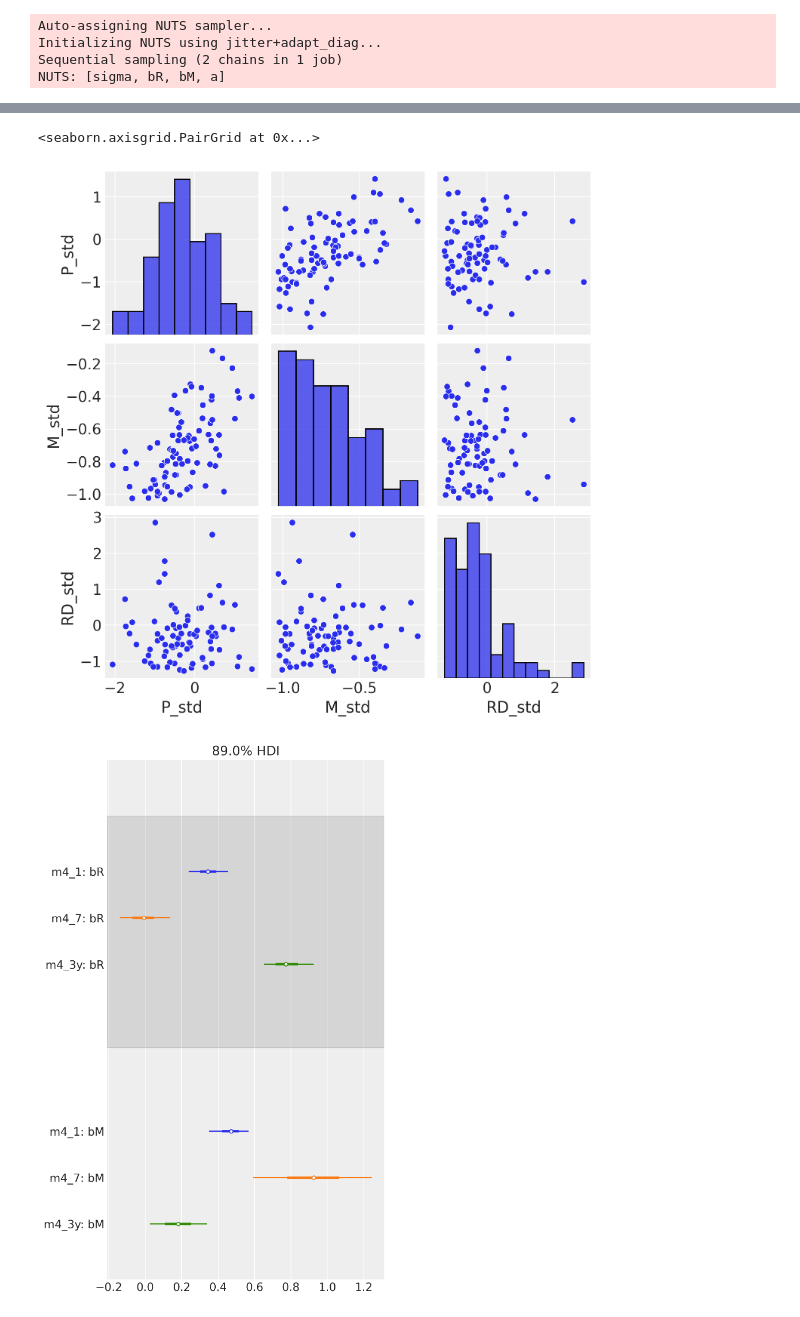
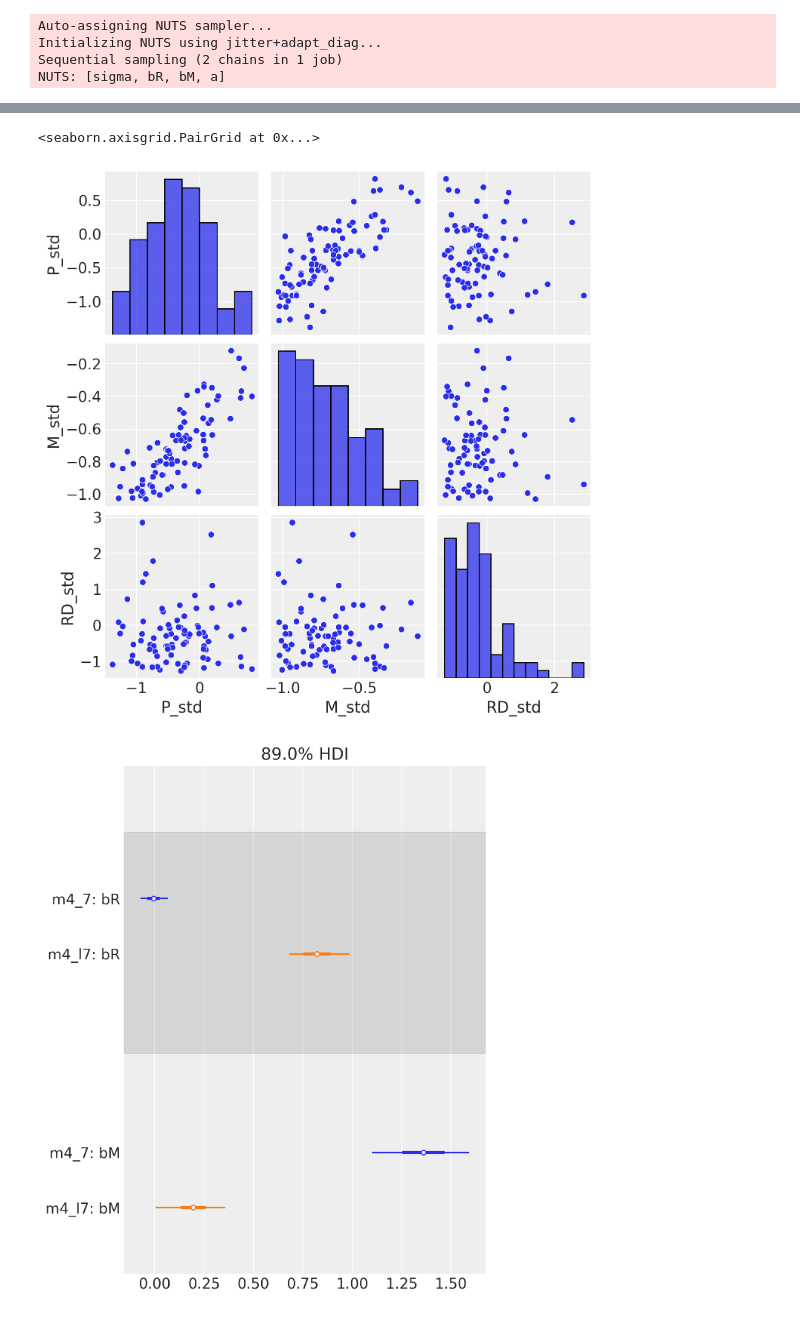
Before and after one commit to roesta07/A-simple-Business-Question, a Jupyter notebook: analysis.ipynb, the cells around one changed output, grey strips where cells are left out. Cells and saved outputs as stored; diff of their text form; code cells hidden in the pictures.

```diff
--- a/analysis.ipynb
+++ b/analysis.ipynb
@@ -67,7 +67,7 @@ M_exp=np.zeros(N)
 RD_exp=np.zeros(N)
 M_exp[:y_7]=stats.halfnorm(0.35,0.2).rvs(y_7)
 RD_exp[:y_7]=stats.halfnorm(0.25,0.5).rvs(y_7)
-profit[:y_7]=stats.norm(M_exp[:y_7]*10,2).rvs(y_7)
+profit[:y_7]=stats.norm(M_exp[:y_7]*10,1).rvs(y_7)
 RD_exp[y_7:]=stats.halfnorm(0.25,0.6).rvs(size=(N-y_7))
 M_exp[y_7:]=stats.halfnorm(RD_exp[y_7:]+0.15,0.5).rvs(N-y_7)
 profit[y_7:]=stats.norm(RD_exp[y_7:]*10,2).rvs((N-y_7))
@@ -113,6 +110,7 @@ RD_shared=theano.shared(d['RD_std'].values)
 # %%
-
-with pm.Model() as m_1:
+M_shared=theano.shared(d['M_std'].values)
+RD_shared=theano.shared(d['RD_std'].values)
+with pm.Model() as m4_1:
   a=pm.Normal('a',0,0.2)
   bM=pm.Normal('bM',0,0.5)
   bR=pm.Normal('bR',0,0.5)
@@ -200,12 +195,13 @@ ax.legend()
 # %%
+M_shared_first=theano.shared(d['M_std'][:y_7].values)
+RD_shared_first=theano.shared(d['RD_std'][:y_7].values)
 
 with pm.Model() as m4_7:
-
   a=pm.Normal('a',0,0.2)
   bM=pm.Normal('bM',0,0.5)
   bR=pm.Normal('bR',0,0.5)
   sigma=pm.Exponential('sigma',1)
-  mu=pm.Deterministic('mu', a + bM*M_shared[:y_7] + bR*RD_shared[:y_7])
+  mu=pm.Deterministic('mu', a + bM*M_shared_first + bR*RD_shared_first)
   profit=pm.Normal('profit',mu=mu,sigma=sigma,observed=d['P_std'][:y_7])
   trace4_7=pm.sample()
 # %% [output]
@@ -224,14 +220,13 @@ az.summary(trace4_7,round_to=2,var_names=['~mu'])
 # %%
-M_later=d['M_std'][y_7:]
-RD_later=d['RD_std'][y_7:]
-M_shared.set_value(M_later)
-RD_shared.set_value(RD_later)
+
+M_shared_later=theano.shared(d['M_std'][y_7:].values)
+RD_shared_later=theano.shared(d['RD_std'][y_7:].values)
 with pm.Model() as m4_l7:
   a=pm.Normal('a',0,0.2)
   bM=pm.Normal('bM',0,0.5)
   bR=pm.Normal('bR',0,0.5)
   sigma=pm.Exponential('sigma',1)
-  mu=pm.Deterministic('mu', a + bM*M_shared + bR*RD_shared)
+  mu=pm.Deterministic('mu', a + bM*M_shared_later + bR*RD_shared_later)
   profit=pm.Normal('profit',mu=mu,sigma=sigma,observed=d['P_std'][y_7:])
   trace4_l7=pm.sample()
 # %% [output]
@@ -257,15 +252,15 @@ d_y7=d.loc[:y_7,['P_std','M_std','RD_std']]
 sns.pairplot(d_y7)
 # %% [output]
 <seaborn.axisgrid.PairGrid at 0x...>
-[figure, old version]
+[figure, new version]
 # %%
-coeftab = {"m4_1": trace4_1,
+coeftab = {
            "m4_7": trace4_7,
-           "m4_3y": trace4_l7}
+           "m4_l7": trace4_l7}
 
 az.plot_forest(list(coeftab.values()), model_names=list(coeftab.keys()),combined=True,
                var_names=["bR", "bM"], hdi_prob=0.89,);
 # %% [output]
-[figure, old version]
+[figure, new version]
 # %%
 M_cons_first7=np.zeros(len(d['M_std'][:y_7]))
```
Also changed, not shown: parts of 21 cells of this notebook.
